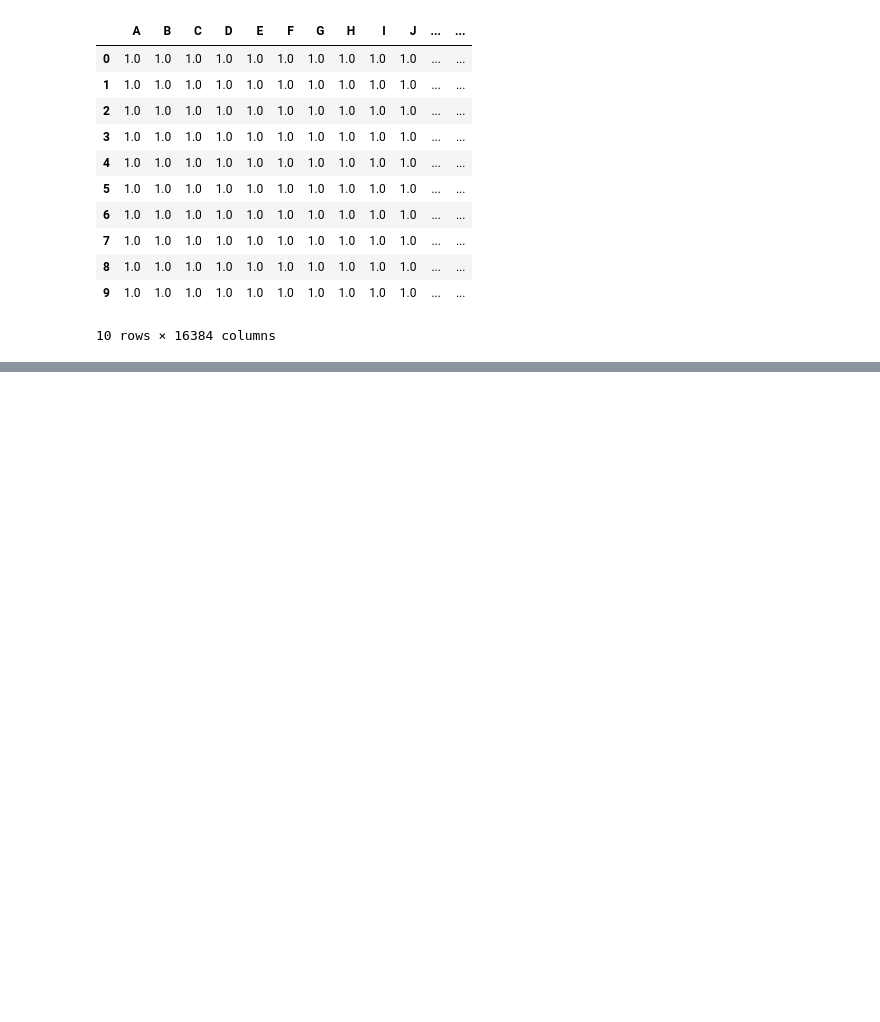
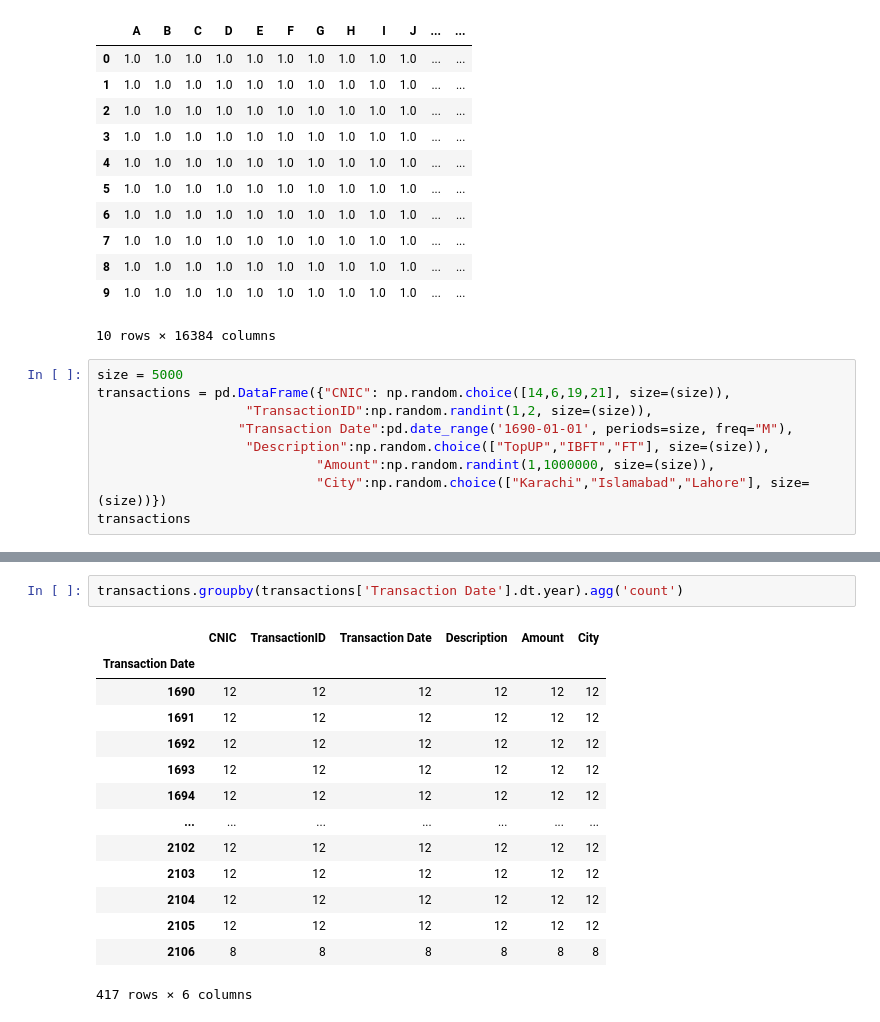
Before and after one commit to EnggQasim/Saylani-AI-Batch2, a Jupyter notebook: 05 Pandas/my_code/Pandas Tasks.ipynb, the cells around one changed output, grey strips where cells are left out. Saved outputs shown, nothing was run; the diff lists cells and outputs as text; blank space fills up the shorter version.

```diff
--- a/05 Pandas/my_code/Pandas Tasks.ipynb
+++ b/05 Pandas/my_code/Pandas Tasks.ipynb
@@ -93,3 +93,12 @@ df2
 | 8 | 1.0 | 1.0 | 1.0 | 1.0 | 1.0 | 1.0 | 1.0 | 1.0 | 1.0 | 1.0 | ... | ... |
 | 9 | 1.0 | 1.0 | 1.0 | 1.0 | 1.0 | 1.0 | 1.0 | 1.0 | 1.0 | 1.0 | ... | ... |
 10 rows × 16384 columns
+# %%
+size = 5000
+transactions = pd.DataFrame({"CNIC": np.random.choice([14,6,19,21], size=(size)),
+                   "TransactionID":np.random.randint(1,2, size=(size)),
+                  "Transaction Date":pd.date_range('1690-01-01', periods=size, freq="M"),
+                   "Description":np.random.choice(["TopUP","IBFT","FT"], size=(size)),
+                            "Amount":np.random.randint(1,1000000, size=(size)),
+                            "City":np.random.choice(["Karachi","Islamabad","Lahore"], size=(size))})
+transactions
@@ -95,0 +134,17 @@ df2
+# %%
+transactions.groupby(transactions['Transaction Date'].dt.year).agg('count')
+# %% [output]
+|  | CNIC | TransactionID | Transaction Date | Description | Amount | City |
+| Transaction Date |  |  |  |  |  |  |
+| 1690 | 12 | 12 | 12 | 12 | 12 | 12 |
+| 1691 | 12 | 12 | 12 | 12 | 12 | 12 |
+| 1692 | 12 | 12 | 12 | 12 | 12 | 12 |
+| 1693 | 12 | 12 | 12 | 12 | 12 | 12 |
+| 1694 | 12 | 12 | 12 | 12 | 12 | 12 |
+| ... | ... | ... | ... | ... | ... | ... |
+| 2102 | 12 | 12 | 12 | 12 | 12 | 12 |
+| 2103 | 12 | 12 | 12 | 12 | 12 | 12 |
+| 2104 | 12 | 12 | 12 | 12 | 12 | 12 |
+| 2105 | 12 | 12 | 12 | 12 | 12 | 12 |
+| 2106 | 8 | 8 | 8 | 8 | 8 | 8 |
+417 rows × 6 columns
```
Also changed, not shown: parts of 4 cells of this notebook, 32 other files.
